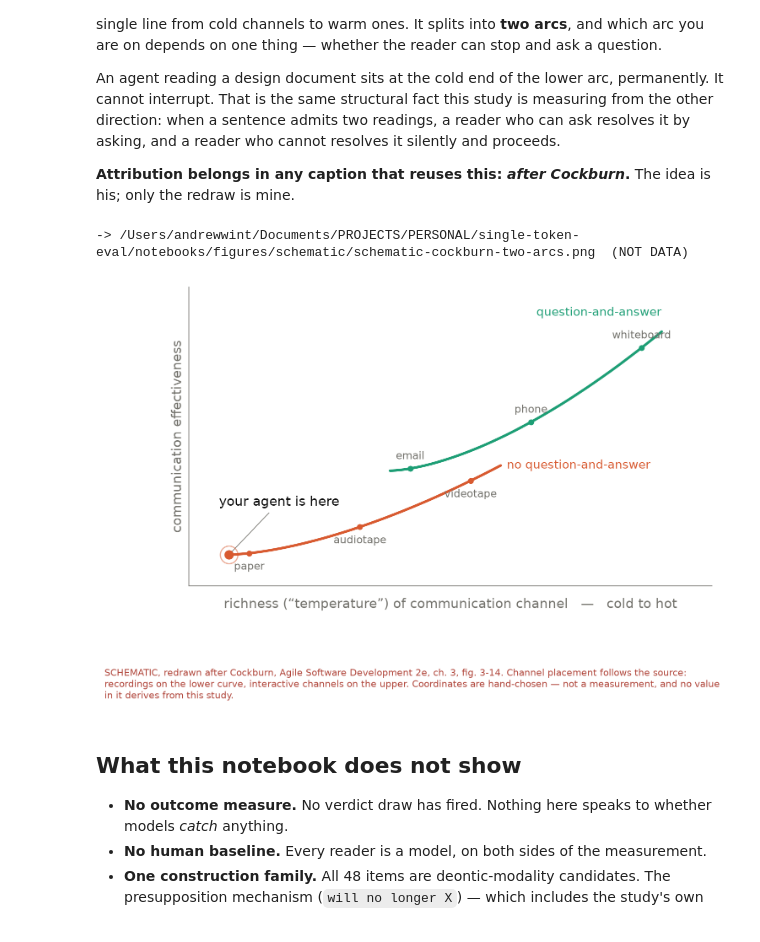
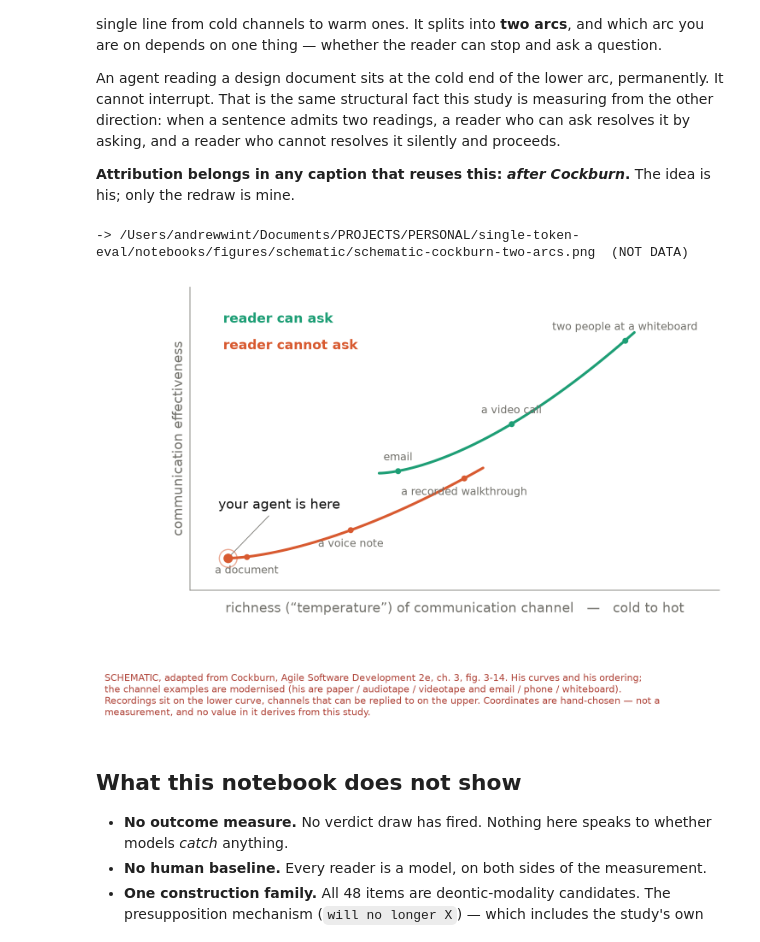
Before and after one commit to andrewwint/single-token-eval, a Jupyter notebook: notebooks/analysis.ipynb, the cells around one changed output. Saved outputs shown, nothing was run; the diff lists cells and outputs as text; code cells hidden in the pictures.

```diff
--- a/notebooks/analysis.ipynb
+++ b/notebooks/analysis.ipynb
@@ -463,8 +463,12 @@ TEAL, CORAL, INK, MUTED = "#1D9E75", "#D85A30", "#0b0b0b", "#73726c"
 # interactive channels on the upper. Not the same channels with and without questions — which is
 # what an earlier version of this redraw wrongly implied. Videotape is richer than email in every
 # sensory dimension and sits BELOW it, because a tape cannot be replied to.
-LOWER = [(0.6, "paper"), (1.7, "audiotape"), (2.8, "videotape")]
-UPPER = [(2.2, "email"), (3.4, "phone"), (4.5, "whiteboard")]
+# Cockburn's exemplars are paper / audiotape / videotape and email / phone / whiteboard. The tapes
+# are modernised here to their current equivalents — a voice note and a recorded walkthrough are
+# one-way in exactly the way a tape was, so the semantics are unchanged and the ranking still holds.
+# Because the labels are no longer his, the caption says ADAPTED rather than redrawn.
+LOWER = [(0.6, "a document"), (1.7, "a voice note"), (2.9, "a recorded walkthrough")]
+UPPER = [(2.2, "email"), (3.4, "a video call"), (4.6, "two people at a whiteboard")]
 
 def arc(x0, y0, x1, y1, curve=1.6, n=200):
     # Monotone rising arc. Schematic, not fitted to anything.
@@ -489,44 +493,48 @@ for x, lab in LOWER:
 for x, lab in UPPER:
     y = on(xu, yu, x)
     ax.plot([x], [y], marker="o", ms=4, color=TEAL, zorder=4)
-    ax.annotate(lab, (x, y), xytext=(0, 8), textcoords="offset points",
+    ax.annotate(lab, (x, y), xytext=(0, 9), textcoords="offset points",
                 ha="center", fontsize=9, color=MUTED)
 
-ax.text(4.7, 1.00, "question-and-answer", color=TEAL, fontsize=10, ha="right", va="bottom")
-ax.text(3.16, 0.44, "no question-and-answer", color=CORAL, fontsize=10, ha="left", va="center")
+# Arc labels live in the empty upper-left as a colour key. Placed beside their curves they collide
+# with the channel labels, and every reposition just moves the collision somewhere else.
+ax.text(0.35, 1.00, "reader can ask", color=TEAL, fontsize=11, ha="left", va="center", weight="bold")
+ax.text(0.35, 0.90, "reader cannot ask", color=CORAL, fontsize=11, ha="left", va="center", weight="bold")
 
 px, py = 0.4, 0.10
 ax.plot([px], [py], marker="o", ms=7, color=CORAL, zorder=5)
 ax.plot([px], [py], marker="o", ms=15, mfc="none", mec=CORAL, mew=1.0, alpha=.5, zorder=5)
 ax.annotate("your agent is here", xy=(px, py), xytext=(0.30, 0.30), fontsize=11,
             color=INK, va="center", ha="left",
             arrowprops=dict(arrowstyle="-", color=MUTED, lw=.6))
 
-ax.set_xlim(0, 5.2); ax.set_ylim(-0.02, 1.12)
+ax.set_xlim(0, 5.6); ax.set_ylim(-0.02, 1.12)
 ax.set_xticks([]); ax.set_yticks([])
 ax.set_xlabel("richness (“temperature”) of communication channel   —   cold to hot",
               fontsize=11, color=MUTED, labelpad=10)
 ax.set_ylabel("communication effectiveness", fontsize=11, color=MUTED)
 for sd in ("top", "right"): ax.spines[sd].set_visible(False)
 for sd in ("left", "bottom"):
     ax.spines[sd].set_color(MUTED); ax.spines[sd].set_linewidth(.6)
 ax.tick_params(axis="x", length=4, width=.6, color=MUTED)
 fig.text(0.0, -0.10,
-  "SCHEMATIC, redrawn after Cockburn, Agile Software Development 2e, ch. 3, fig. 3-14. "
-  "Channel placement follows the source:\nrecordings on the lower curve, interactive "
-  "channels on the upper. Coordinates are hand-chosen — not a measurement, and no value\n"
-  "in it derives from this study.", fontsize=8, va="top", color="#b0453a")
+  "SCHEMATIC, adapted from Cockburn, Agile Software Development 2e, ch. 3, fig. 3-14. His curves "
+  "and his ordering;\nthe channel examples are modernised (his are paper / audiotape / videotape "
+  "and email / phone / whiteboard). "
+  "\nRecordings sit on the lower curve, channels that can be replied to on the upper. "
+  "Coordinates are hand-chosen — not a\nmeasurement, and no value in it derives from this study.",
+  fontsize=8, va="top", color="#b0453a")
 
 # Separate directory and filename prefix so it cannot be confused with a measured figure.
 SCHEMDIR = FIGDIR / "schematic"; SCHEMDIR.mkdir(exist_ok=True)
 for ext in ("png", "svg"):
     fig.savefig(SCHEMDIR / f"schematic-cockburn-two-arcs.{ext}", dpi=DPI_S,
                 bbox_inches="tight", facecolor="white")
 print(f"-> {SCHEMDIR}/schematic-cockburn-two-arcs.png  (NOT DATA)")
 plt.show()
 # %% [output]
 -> /Users/andrewwint/Documents/PROJECTS/PERSONAL/single-token-eval/notebooks/figures/schematic/schematic-cockburn-two-arcs.png  (NOT DATA)
-[figure, old version]
+[figure, new version]
 # %% [markdown]
 ## What this notebook does not show
 
```
Also changed, not shown: 9 other files.
